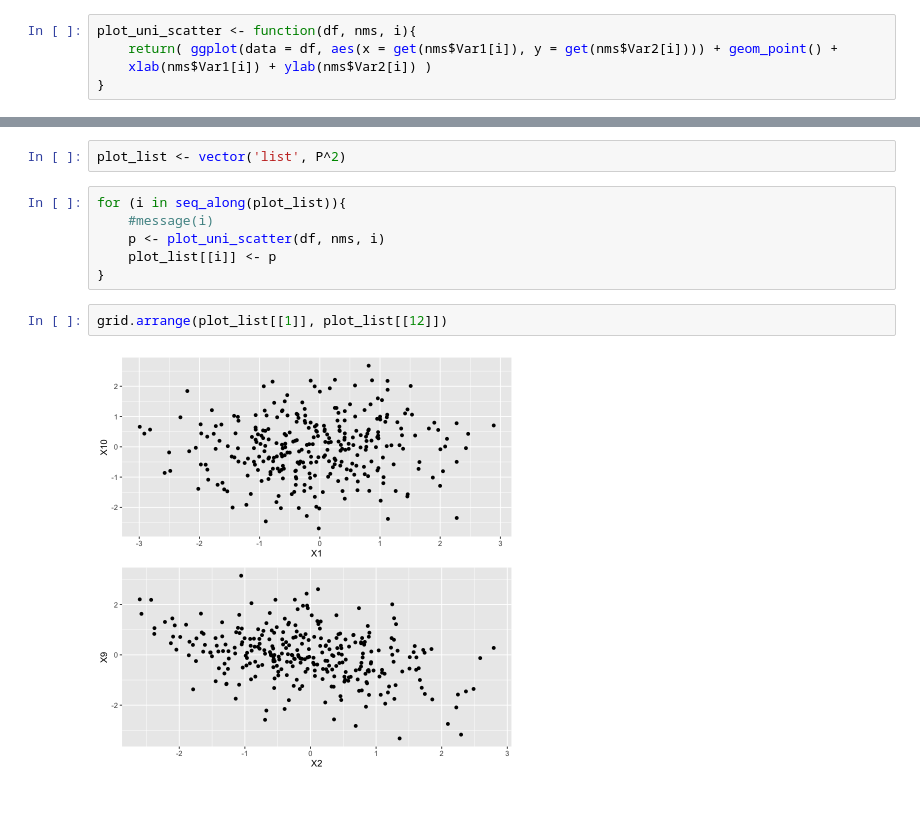
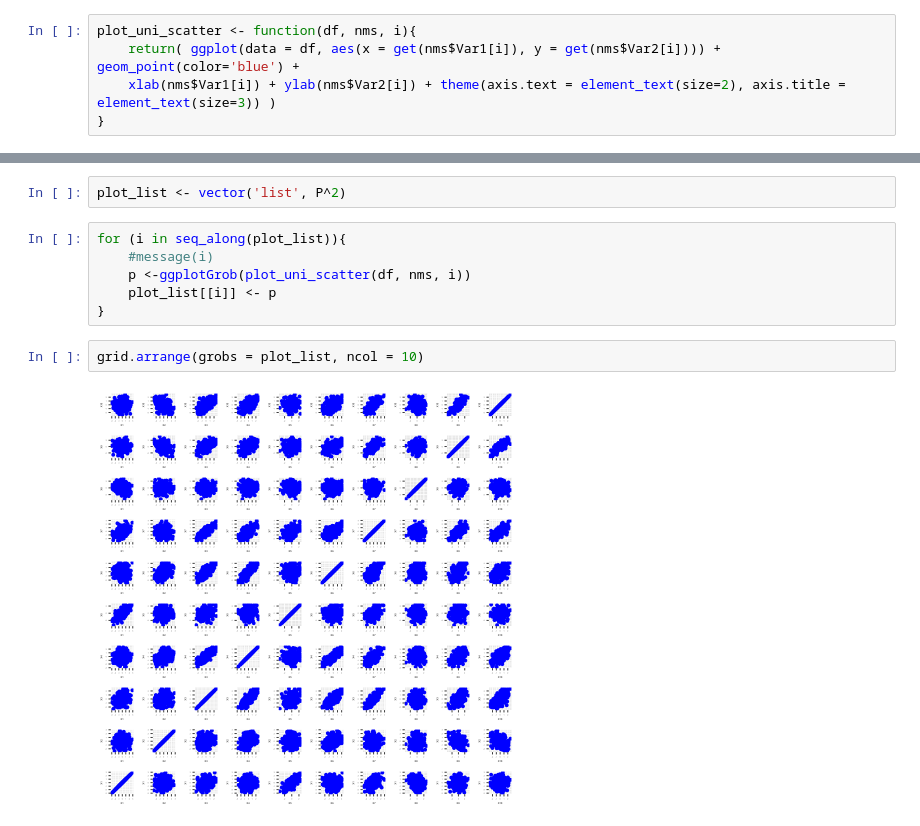
Before and after one commit to hublun/Stan, a Jupyter notebook: Factorization/Factor_Analysis.ipynb, the cells around one changed output, grey strips where cells are left out. Cells and saved outputs as stored; diff of their text form.

Commit message:
grid.arrange

```diff
--- a/Factorization/Factor_Analysis.ipynb
+++ b/Factorization/Factor_Analysis.ipynb
@@ -96,6 +96,6 @@ library(ggplot2)
 library(gridExtra)
 # %%
 plot_uni_scatter <- function(df, nms, i){
-    return( ggplot(data = df, aes(x = get(nms$Var1[i]), y = get(nms$Var2[i]))) + geom_point() +
-    xlab(nms$Var1[i]) + ylab(nms$Var2[i]) )
+    return( ggplot(data = df, aes(x = get(nms$Var1[i]), y = get(nms$Var2[i]))) + geom_point(color='blue') +
+    xlab(nms$Var1[i]) + ylab(nms$Var2[i]) + theme(axis.text = element_text(size=2), axis.title = element_text(size=3)) )
 }
@@ -107,10 +108,10 @@ plot_list <- vector('list', P^2)
 # %%
 for (i in seq_along(plot_list)){
     #message(i)
-    p <- plot_uni_scatter(df, nms, i)
+    p <-ggplotGrob(plot_uni_scatter(df, nms, i))
     plot_list[[i]] <- p
 }
 # %%
-grid.arrange(plot_list[[1]], plot_list[[12]])
+grid.arrange(grobs = plot_list, ncol = 10)
 # %% [output]
-[figure, old version]
+[figure, new version]
```
Also changed, not shown: parts of 2 cells of this notebook.
